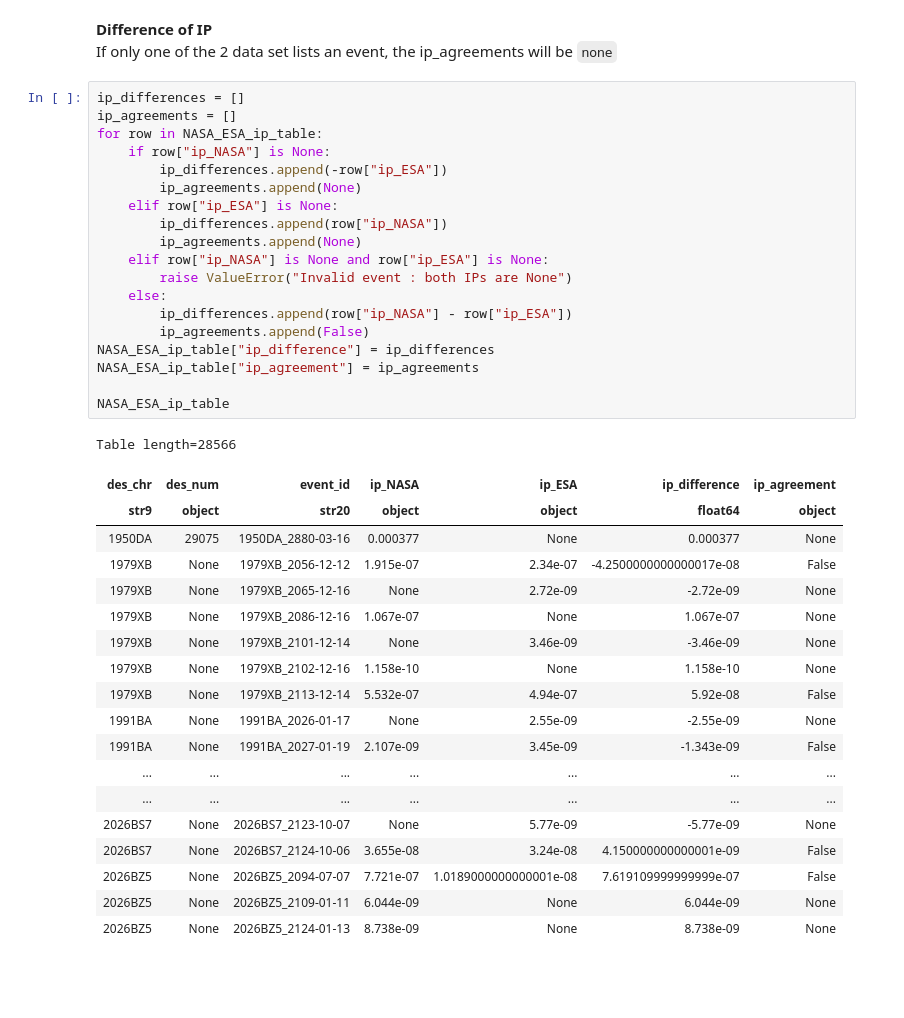
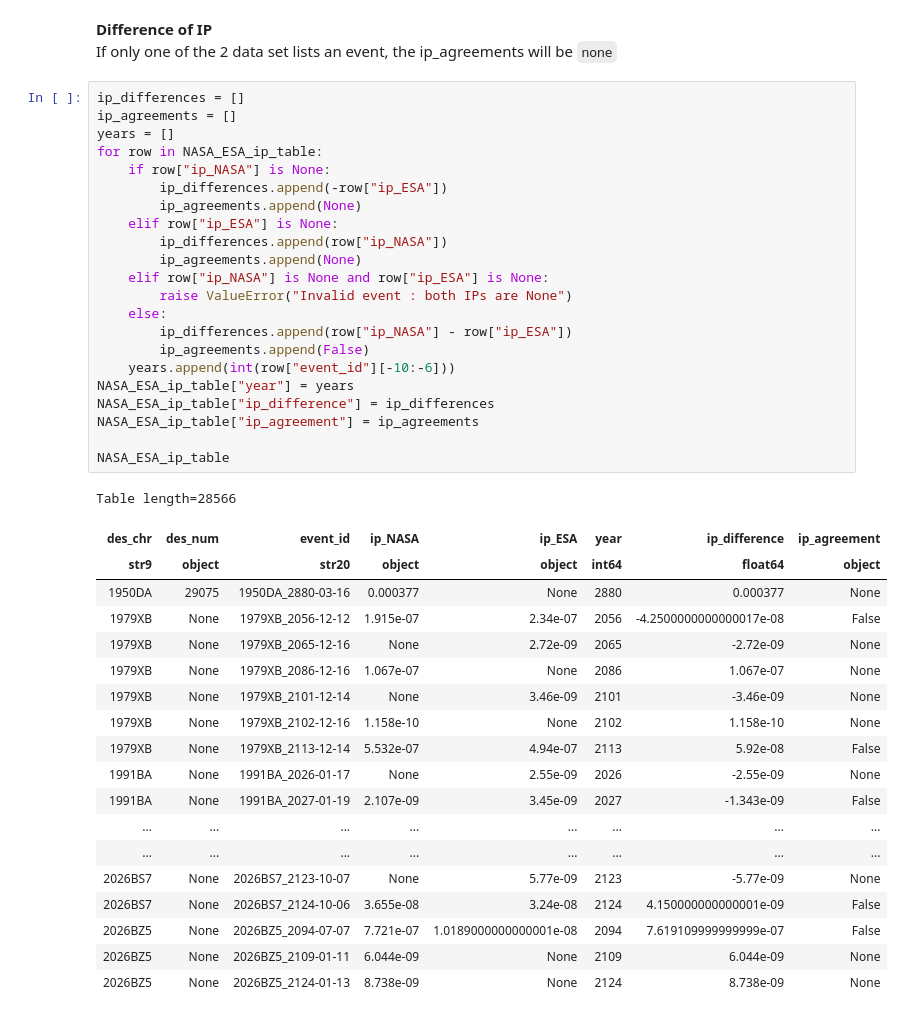
Before and after one commit to kiyo-astro/ASTR302_projectNEO, a Jupyter notebook: view_result.ipynb, the cells around one changed output. Saved outputs shown, nothing was run; the diff lists cells and outputs as text; blank space fills up the shorter version.

```diff
--- a/view_result.ipynb
+++ b/view_result.ipynb
@@ -55,41 +56,44 @@ If only one of the 2 data set lists an event, the ip_agreements will be `none`
 # %%
 ip_differences = []
 ip_agreements = []
+years = []
 for row in NASA_ESA_ip_table:
     if row["ip_NASA"] is None:
         ip_differences.append(-row["ip_ESA"])
         ip_agreements.append(None)
     elif row["ip_ESA"] is None:
         ip_differences.append(row["ip_NASA"])
         ip_agreements.append(None)
     elif row["ip_NASA"] is None and row["ip_ESA"] is None:
         raise ValueError("Invalid event : both IPs are None")
     else:
         ip_differences.append(row["ip_NASA"] - row["ip_ESA"])
         ip_agreements.append(False)
+    years.append(int(row["event_id"][-10:-6]))
+NASA_ESA_ip_table["year"] = years
 NASA_ESA_ip_table["ip_difference"] = ip_differences
 NASA_ESA_ip_table["ip_agreement"] = ip_agreements
 
 NASA_ESA_ip_table
 # %% [output]
 Table length=28566
-| des_chr | des_num | event_id | ip_NASA | ip_ESA | ip_difference | ip_agreement |
-| str9 | object | str20 | object | object | float64 | object |
-| 1950DA | 29075 | 1950DA_2880-03-16 | 0.000377 | None | 0.000377 | None |
-| 1979XB | None | 1979XB_2056-12-12 | 1.915e-07 | 2.34e-07 | -4.2500000000000017e-08 | False |
-| 1979XB | None | 1979XB_2065-12-16 | None | 2.72e-09 | -2.72e-09 | None |
-| 1979XB | None | 1979XB_2086-12-16 | 1.067e-07 | None | 1.067e-07 | None |
-| 1979XB | None | 1979XB_2101-12-14 | None | 3.46e-09 | -3.46e-09 | None |
-| 1979XB | None | 1979XB_2102-12-16 | 1.158e-10 | None | 1.158e-10 | None |
-| 1979XB | None | 1979XB_2113-12-14 | 5.532e-07 | 4.94e-07 | 5.92e-08 | False |
-| 1991BA | None | 1991BA_2026-01-17 | None | 2.55e-09 | -2.55e-09 | None |
-| 1991BA | None | 1991BA_2027-01-19 | 2.107e-09 | 3.45e-09 | -1.343e-09 | False |
-| ... | ... | ... | ... | ... | ... | ... |
-| ... | ... | ... | ... | ... | ... | ... |
-| 2026BS7 | None | 2026BS7_2123-10-07 | None | 5.77e-09 | -5.77e-09 | None |
-| 2026BS7 | None | 2026BS7_2124-10-06 | 3.655e-08 | 3.24e-08 | 4.150000000000001e-09 | False |
-| 2026BZ5 | None | 2026BZ5_2094-07-07 | 7.721e-07 | 1.0189000000000001e-08 | 7.619109999999999e-07 | False |
-| 2026BZ5 | None | 2026BZ5_2109-01-11 | 6.044e-09 | None | 6.044e-09 | None |
-| 2026BZ5 | None | 2026BZ5_2124-01-13 | 8.738e-09 | None | 8.738e-09 | None |
+| des_chr | des_num | event_id | ip_NASA | ip_ESA | year | ip_difference | ip_agreement |
+| str9 | object | str20 | object | object | int64 | float64 | object |
+| 1950DA | 29075 | 1950DA_2880-03-16 | 0.000377 | None | 2880 | 0.000377 | None |
+| 1979XB | None | 1979XB_2056-12-12 | 1.915e-07 | 2.34e-07 | 2056 | -4.2500000000000017e-08 | False |
+| 1979XB | None | 1979XB_2065-12-16 | None | 2.72e-09 | 2065 | -2.72e-09 | None |
+| 1979XB | None | 1979XB_2086-12-16 | 1.067e-07 | None | 2086 | 1.067e-07 | None |
+| 1979XB | None | 1979XB_2101-12-14 | None | 3.46e-09 | 2101 | -3.46e-09 | None |
+| 1979XB | None | 1979XB_2102-12-16 | 1.158e-10 | None | 2102 | 1.158e-10 | None |
+| 1979XB | None | 1979XB_2113-12-14 | 5.532e-07 | 4.94e-07 | 2113 | 5.92e-08 | False |
+| 1991BA | None | 1991BA_2026-01-17 | None | 2.55e-09 | 2026 | -2.55e-09 | None |
+| 1991BA | None | 1991BA_2027-01-19 | 2.107e-09 | 3.45e-09 | 2027 | -1.343e-09 | False |
+| ... | ... | ... | ... | ... | ... | ... | ... |
+| ... | ... | ... | ... | ... | ... | ... | ... |
+| 2026BS7 | None | 2026BS7_2123-10-07 | None | 5.77e-09 | 2123 | -5.77e-09 | None |
+| 2026BS7 | None | 2026BS7_2124-10-06 | 3.655e-08 | 3.24e-08 | 2124 | 4.150000000000001e-09 | False |
+| 2026BZ5 | None | 2026BZ5_2094-07-07 | 7.721e-07 | 1.0189000000000001e-08 | 2094 | 7.619109999999999e-07 | False |
+| 2026BZ5 | None | 2026BZ5_2109-01-11 | 6.044e-09 | None | 2109 | 6.044e-09 | None |
+| 2026BZ5 | None | 2026BZ5_2124-01-13 | 8.738e-09 | None | 2124 | 8.738e-09 | None |
 # %% [markdown]
 ### Plot result
```
Also changed, not shown: parts of 10 cells of this notebook.
